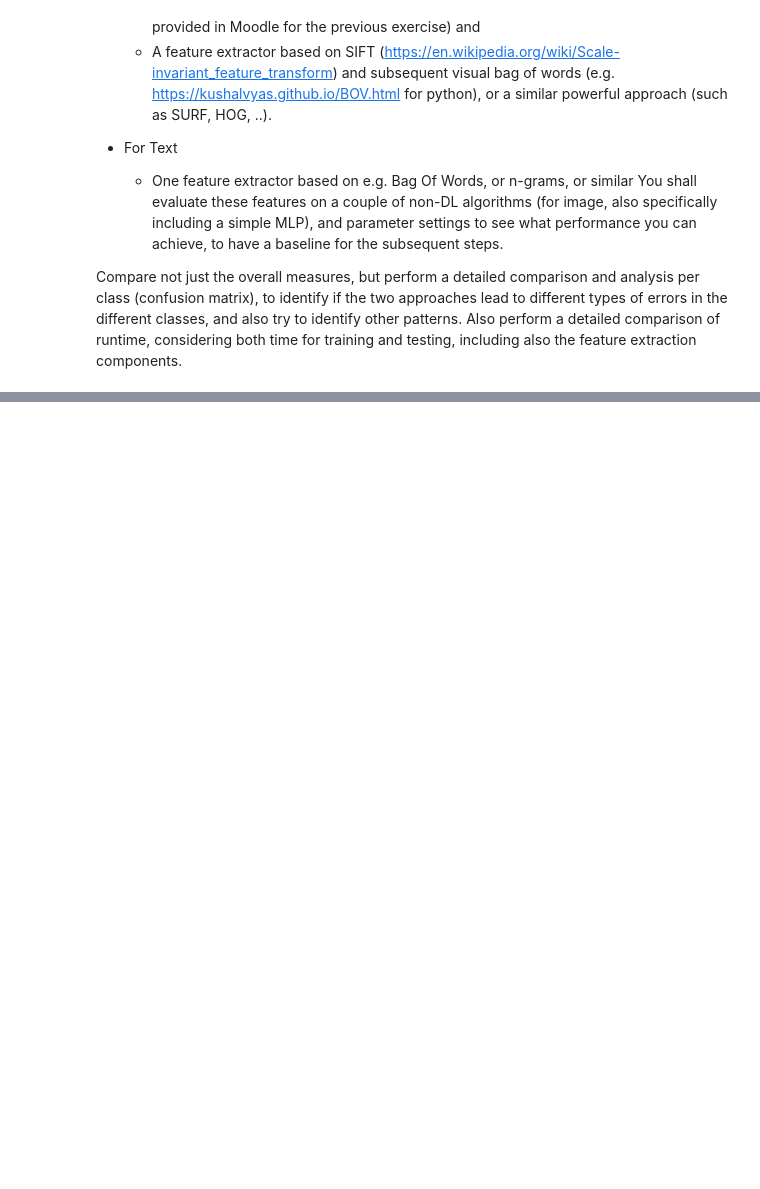
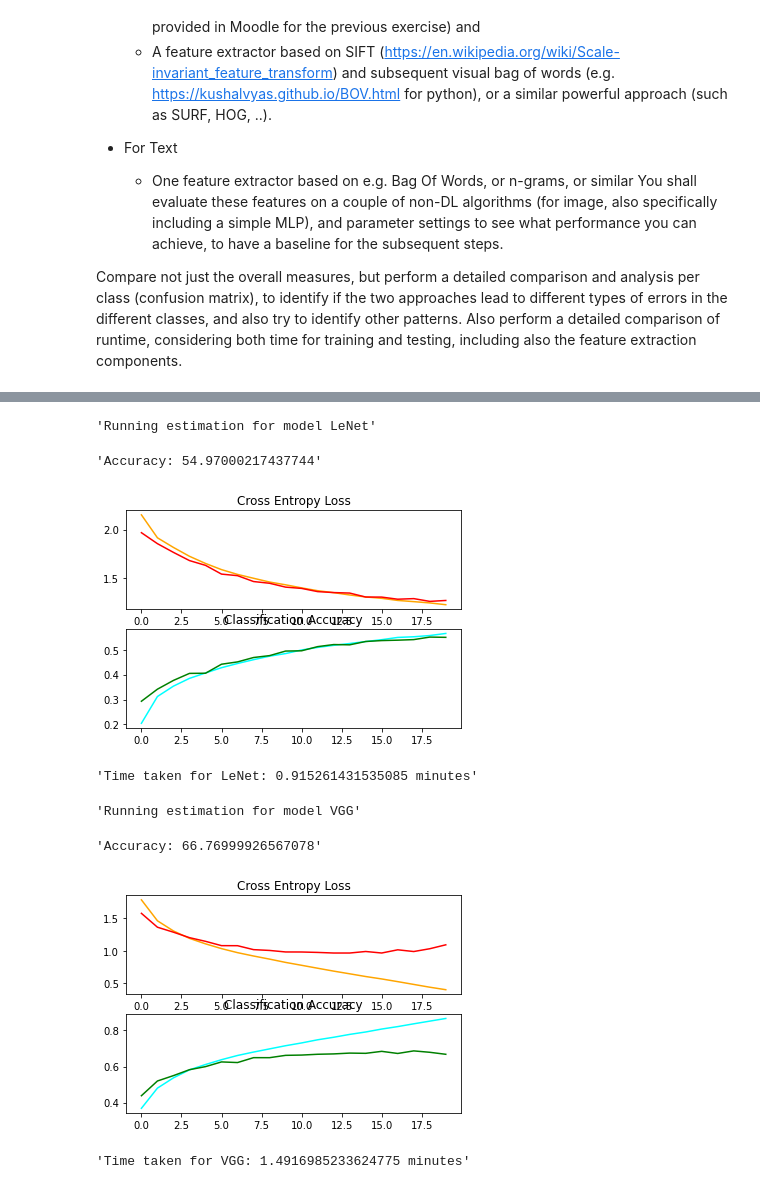
Before and after one commit to kocmana/tw_mle_exercise5, a Jupyter notebook: tw_mle_exercise5.ipynb, the cells around one changed output, grey strips where cells are left out. Cells and saved outputs as stored; diff of their text form; code cells hidden in the pictures; blank space fills up the shorter version.

```diff
--- a/tw_mle_exercise5.ipynb
+++ b/tw_mle_exercise5.ipynb
@@ -45,0 +273,13 @@ Compare not just the overall measures, but perform a detailed comparison and ana
+# %%
+def define_vgg_model():
+    model = Sequential()
+    model.add(Conv2D(32, (3, 3), activation='relu', kernel_initializer='he_uniform', padding='same', input_shape=(32, 32, 3)))
+    model.add(Conv2D(32, (3, 3), activation='relu', kernel_initializer='he_uniform', padding='same'))
+    model.add(MaxPooling2D((2, 2)))
+    model.add(Flatten())
+    model.add(Dense(128, activation='relu', kernel_initializer='he_uniform'))
+    model.add(Dense(10, activation='softmax'))
+
+    opt = SGD(lr=0.001, momentum=0.9)
+    model.compile(optimizer=opt, loss='categorical_crossentropy', metrics=['accuracy'])
+    return model
@@ -122,0 +297,27 @@ Downloading data from https://www.cs.toronto.edu/~kriz/cifar-10-python.tar.gz
+# %%
+import time
+
+# Define models
+models = [
+    #{'name': 'Basic CNN', 'model': define_basic_cnn_model()},
+    {'name': 'LeNet', 'model': define_lenet_model()},
+    {'name': 'VGG', 'model': define_vgg_model()}
+    ]
+
+# Run models and estimate accuracy
+max_epochs = 20
+for model in models:
+    display("Running estimation for model " + model['name'])
+    start_time = time.time()
+    run_test_harness(model['model'], "hans", max_epochs)
+    end_time = time.time()
+    display("Time taken for " + model['name'] + ": " + str((end_time - start_time)/60) + " minutes")
+# %% [output]
+'Running estimation for model LeNet'
+'Accuracy: 54.97000217437744'
+[figure, added]
+'Time taken for LeNet: 0.915261431535085 minutes'
+'Running estimation for model VGG'
+'Accuracy: 66.76999926567078'
+[figure, added]
+'Time taken for VGG: 1.4916985233624775 minutes'
```
Also changed, not shown: parts of 18 cells of this notebook, 1 other file.
